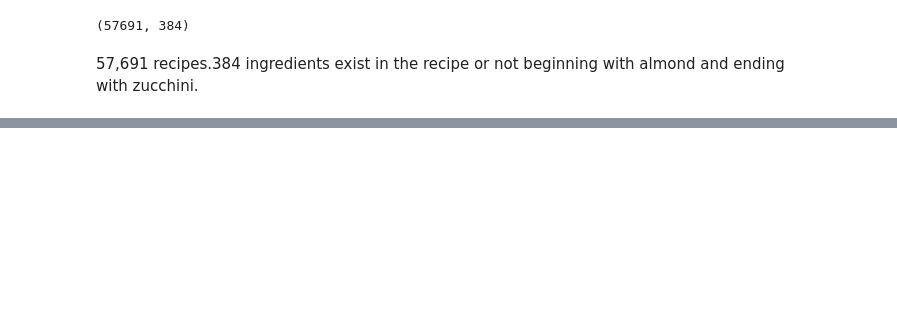
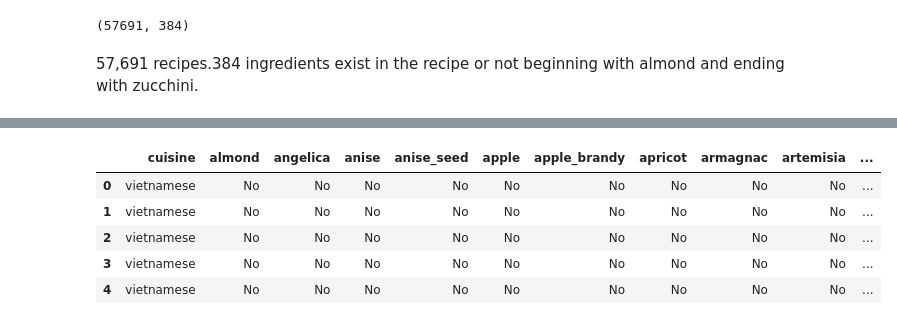
Before and after one commit to KienHoang91/DeterminingTheCuisine-DecisionTree, a Jupyter notebook: DataCollection.ipynb, the cells around one changed output, grey strips where cells are left out. Cells and saved outputs as stored; diff of their text form; code cells hidden in the pictures; blank space fills up the shorter version.

```diff
--- a/DataCollection.ipynb
+++ b/DataCollection.ipynb
@@ -24,0 +70,12 @@ recipes.shape #Get the dimensions of the dataframe.
+# %%
+# Make all the cuisine names lowercase.
+recipes["cuisine"] = recipes["cuisine"].str.lower()
+
+recipes.head()
+# %% [output]
+|  | cuisine | almond | angelica | anise | anise_seed | apple | apple_brandy | apricot | armagnac | artemisia | ... |
+| 0 | vietnamese | No | No | No | No | No | No | No | No | No | ... |
+| 1 | vietnamese | No | No | No | No | No | No | No | No | No | ... |
+| 2 | vietnamese | No | No | No | No | No | No | No | No | No | ... |
+| 3 | vietnamese | No | No | No | No | No | No | No | No | No | ... |
+| 4 | vietnamese | No | No | No | No | No | No | No | No | No | ... |
```
Also changed, not shown: parts of 9 cells of this notebook.
